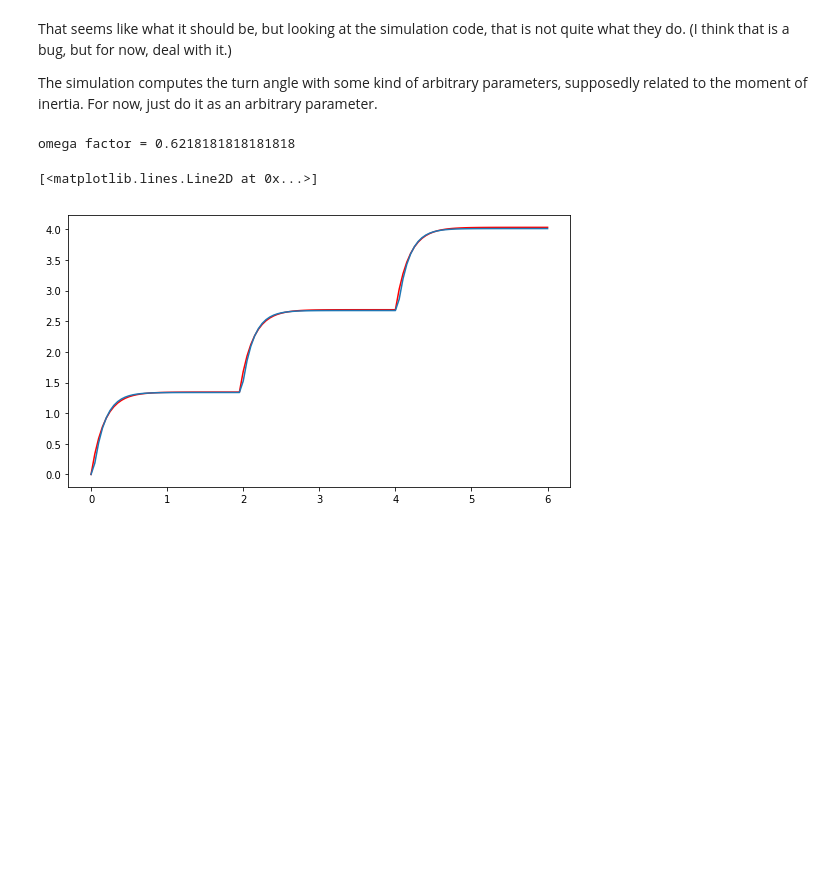
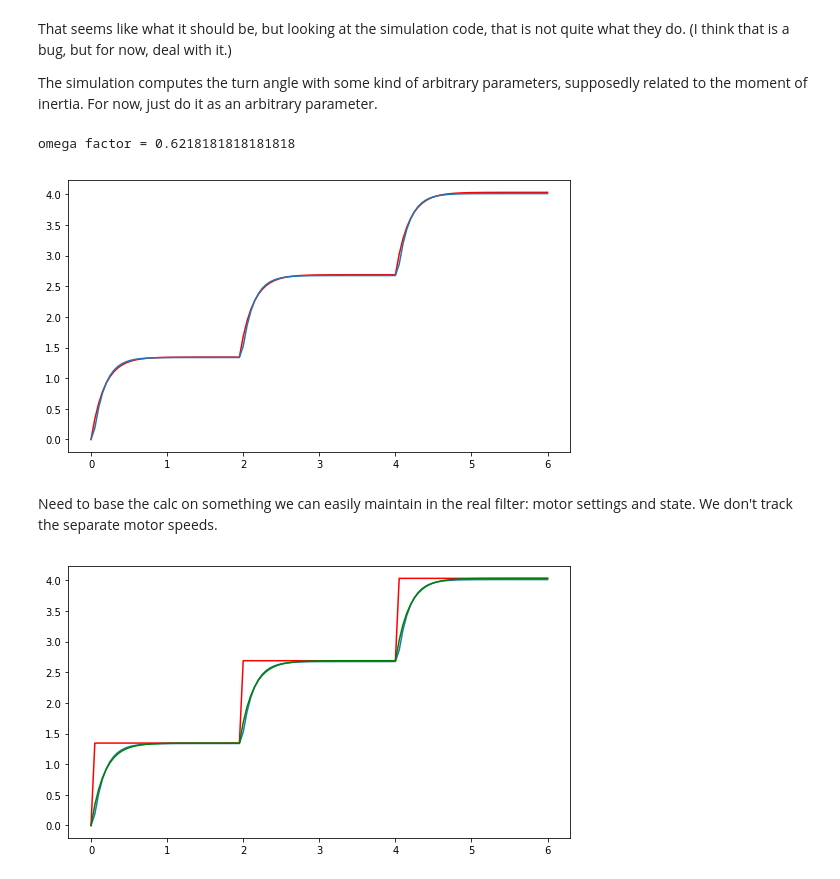
Before and after one commit to ligerbots/KalmanFilter, a Jupyter notebook: notebooks/Measure_Acceleration_Sim.ipynb, the cells around one changed output. Saved outputs shown, nothing was run; the diff lists cells and outputs as text; code cells hidden in the pictures; blank space fills up the shorter version.

Commit message:
Extend notebook to include calculating the angular acceleration.

```diff
--- a/notebooks/Measure_Acceleration_Sim.ipynb
+++ b/notebooks/Measure_Acceleration_Sim.ipynb
@@ -205,12 +205,38 @@ def calc_omega(vl, vr, factor):
 vl = vel_from_accel([p[4] for p in robot_path], 5.0)
 vr = vel_from_accel([p[5] for p in robot_path], 5.0)
 
-factor = 1.14* 12 / 22
-print("omega factor =", factor)
-omega_calc = calc_omega(vl, vr, factor)
+omega_factor = 1.14* 12 / 22
+print("omega factor =", omega_factor)
+omega_calc = calc_omega(vl, vr, omega_factor)
 plt.plot(t, omega_calc, color="red")
-plt.plot(t, omega)
+plt.plot(t, omega);
 # %% [output]
 omega factor = 0.6218181818181818
-[<matplotlib.lines.Line2D at 0x...>]
 [figure]
+# %% [markdown]
+Need to base the calc on something we can easily maintain in the real filter: motor settings and state. We don't track the separate motor speeds.
+# %%
+def omega_max(motor_l, motor_r, factor):
+    v_l = velocity_expected(motor_l)
+    v_r = velocity_expected(motor_r)
+    return calc_omega(v_l, v_r, factor)
+
+def a_omega_func(motor_l, motor_r, prev_omega, rotation_factor, accel_frac):
+    omega_m = omega_max(motor_l, motor_r, rotation_factor)
+    return accel_frac * (omega_m - prev_omega)
+
+def omega_from_motors(robot_path, accel_factor):
+    o_curr = 0
+    omega_calc = []
+    for p in robot_path:
+        a_calc = a_omega_func(p[4], p[5], o_curr, omega_factor, accel_factor )
+        o_curr += a_calc * tstep
+        omega_calc.append(o_curr)
+    return omega_calc
+
+max_omega = [omega_max(p[4], p[5], omega_factor) for p in robot_path]
+plt.plot(t, omega)
+plt.plot(t, max_omega, color="red")
+plt.plot(t, omega_calc, color='green');
+# %% [output]
+[figure, added]
```
Also changed, not shown: parts of 3 cells of this notebook.
